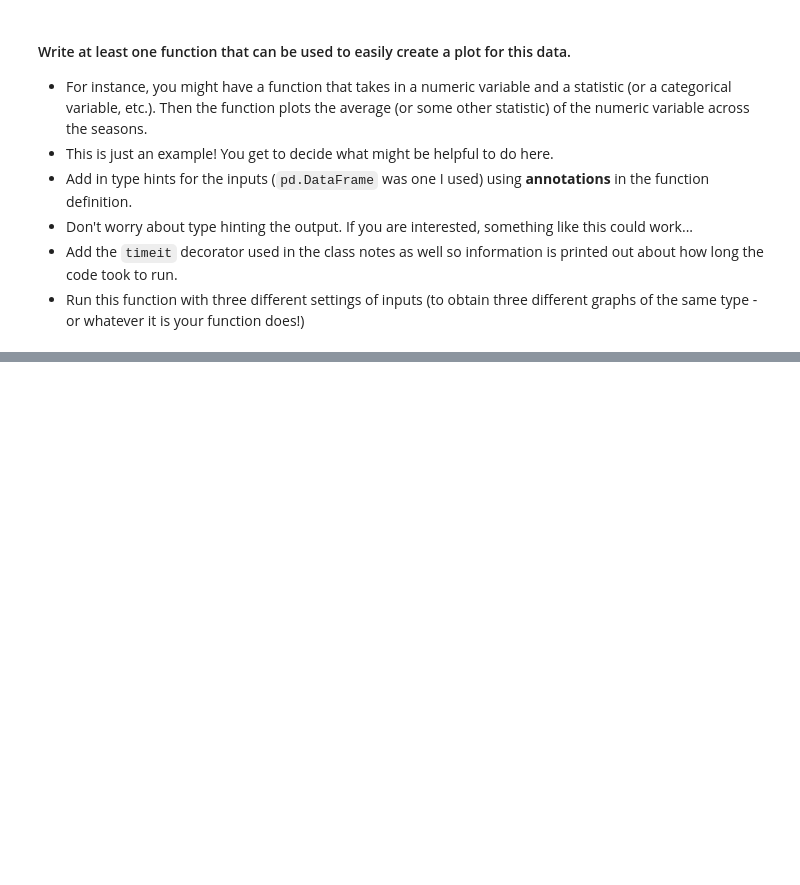
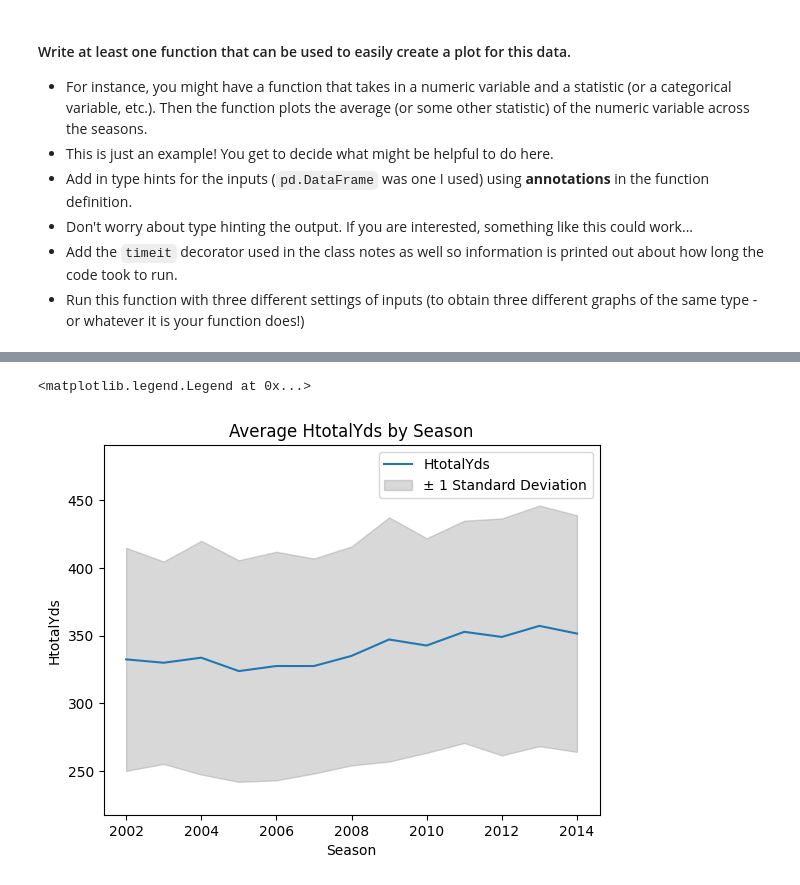
Before and after one commit to trevorlillywhite/HW-4---NCSU-ST-554---Trevor-Lillywhite, a Jupyter notebook: HW4_ST_554_Trevor_Lillywhite.ipynb, the cells around one changed output, grey strips where cells are left out. Saved outputs shown, nothing was run; the diff lists cells and outputs as text; code cells hidden in the pictures; blank space fills up the shorter version.

Commit message:
Basic plotting function written. Need to add convenience features for the function.

```diff
--- a/HW4_ST_554_Trevor_Lillywhite.ipynb
+++ b/HW4_ST_554_Trevor_Lillywhite.ipynb
@@ -1358,0 +1372,10 @@ _**Interpretation:** Together, this heat map and the previous heat map show that
+# %%
+# First, create an example plot outside of a function
+# Numeric variable for demonstration: HtotalYds
+#   Note: need to limit input variable to pre-approved numeric variable list
+
+# Create dataframe with data of interest
+#   Need seasons, selected variable (mean and std)
+
+df_plot = scores[['season', 'HtotalYds']]
+df_plot.describe()
@@ -1358,0 +1416,28 @@ _**Interpretation:** Together, this heat map and the previous heat map show that
+# %%
+selection = 'HtotalYds'
+
+ymax = 1.1 * max(df_plot.groupby('season').mean()[selection] + \
+                 df_plot.groupby('season').std()[selection])
+ymin = 0.9 * min(df_plot.groupby('season').mean()[selection] - \
+                 df_plot.groupby('season').std()[selection])
+
+y_upper = df_plot.groupby('season').mean()[selection] + \
+    df_plot.groupby('season').std()[selection]
+y_lower = df_plot.groupby('season').mean()[selection] - \
+    df_plot.groupby('season').std()[selection]
+
+df_plot.groupby('season').mean().plot.line()
+
+plt.fill_between(y_lower.index, y_lower.values, y_upper.values,
+                 color='grey', alpha=0.3,
+                 label='± 1 Standard Deviation')
+
+
+plt.title(('Average ' + selection + ' by Season'))
+plt.xlabel('Season')
+plt.ylabel(selection)
+plt.ylim(ymin, ymax)
+plt.legend(loc='best')
+# %% [output]
+<matplotlib.legend.Legend at 0x...>
+[figure, added]
```
Also changed, not shown: parts of 14 cells of this notebook.
